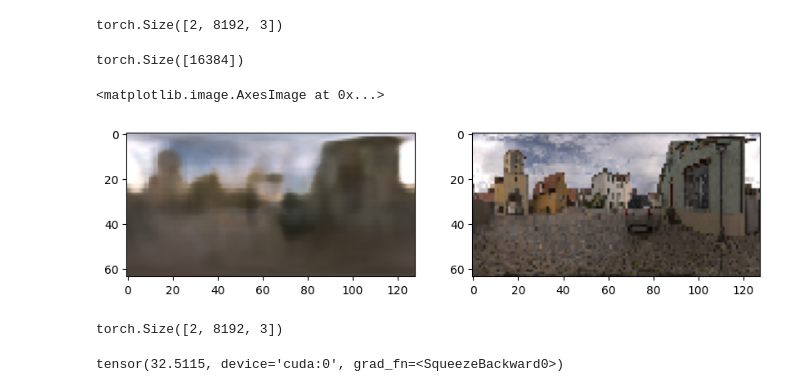
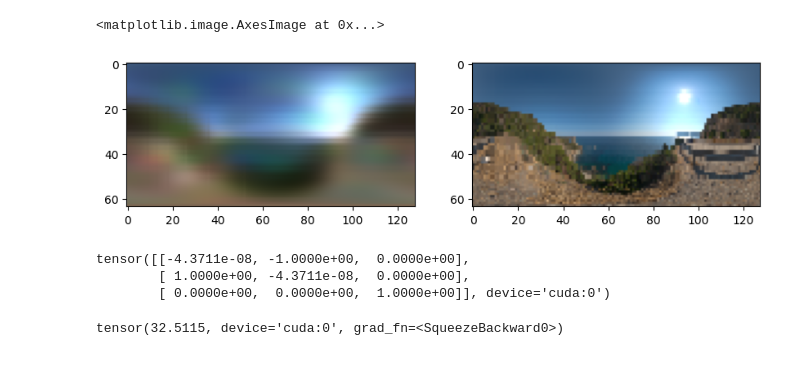
Before and after one commit to JADGardner/ns_reni, a Jupyter notebook: notebooks/reni_tests.ipynb, the cells around one changed output. Cells and saved outputs as stored; diff of their text form; code cells hidden in the pictures.

```diff
--- a/notebooks/reni_tests.ipynb
+++ b/notebooks/reni_tests.ipynb
@@ -119,7 +150,0 @@ plt.imshow(image)
-# %%
-image_batch = next(datamanager.iter_train_image_dataloader)
-assert datamanager.train_pixel_sampler is not None
-assert isinstance(image_batch, dict)
-batch = datamanager.train_pixel_sampler.sample(image_batch)
-ray_indices = batch["indices"]
-ray_bundle = datamanager.train_ray_generator(ray_indices)
@@ -166,4 +150,0 @@ ray_bundle.directions = torch.stack([ray_bundle_one.directions, ray_bundle_two.d
-# %%
-ray_bundle.directions.shape
-# %% [output]
-torch.Size([2, 8192, 3])
@@ -172,58 +151,59 @@ img_idx, ray_bundle, batch = datamanager.next_eval_image(0)
-# %%
-ray_bundle.shape
-# %% [output]
-torch.Size([16384])
 # %%
-datamanager.using_scale_inv_grad_loss = True
-model.config.loss_inclusions['scale_inv_grad_loss'] = True
-idx, ray_bundle, batch = datamanager.next_eval_image(10)
+model.eval()
+idx, ray_bundle, batch = datamanager.next_eval_image(4)
+batch['image'] = batch['image'].to(device)
 
 # we need ray_samples for the field
-ray_samples = RaySamples(frustums=Frustums(origins=ray_bundle.origins[0],
-                                            directions=ray_bundle.directions[0],
-                                            starts=torch.zeros_like(ray_bundle.origins[0, :, 0]),
-                                            ends=torch.ones_like(ray_bundle.origins[0, :, 0]),
-                                            pixel_area=torch.ones_like(ray_bundle.origins[0, :, 0])),
-                          camera_indices=ray_bundle.camera_indices[0])
+if len(ray_bundle.directions.shape) == 3: # [2, num_rays, 3]
+    assert model.config.loss_inclusions['scale_inv_grad_loss']
+    assert ray_bundle.directions.shape[0] == 2
+    # then we are using the finite diff gradient matching loss
+    # and the ray_bundle is of shape [2, num_rays, 3]
+    # we the second half of the rays are just the directions rolled by 1
+    ray_samples = model.create_ray_samples(ray_bundle.origins[0], ray_bundle.directions[0], ray_bundle.camera_indices[0])
+else:
+    ray_samples = model.create_ray_samples(ray_bundle.origins, ray_bundle.directions, ray_bundle.camera_indices)
 
-rotation = rot_z(torch.tensor(np.deg2rad(0.0)).float())
+if model.field.old_implementation:
+    get_rotation = rot_y
+else:
+    get_rotation = rot_z
+
+rotation = get_rotation(torch.tensor(np.deg2rad(0.0)).float())
 rotation = rotation.to(device)
 
 # field_outputs = model.field.forward(ray_bundle, rotation=rotation, latent_codes=torch.randn(1, 36, 3).to(device))
 # field_outputs = model.field.forward(ray_bundle, rotation=rotation, latent_codes=torch.zeros(1, 36, 3).to(device))
 field_outputs = model.field.forward(ray_samples, rotation=rotation)
 
 outputs = {
     "rgb": field_outputs[RENIFieldHeadNames.RGB],
     "mu": field_outputs[RENIFieldHeadNames.MU],
     "log_var": field_outputs[RENIFieldHeadNames.LOG_VAR],
 }
 
 H, W = model.metadata["image_height"], model.metadata["image_width"]
 
 outputs['rgb'] = outputs['rgb'].reshape(H, W, 3)
 
-img = torch.exp(outputs['rgb'])
-img = linear_to_sRGB(img, use_quantile=True)
-gt = batch['image'][0].reshape(H, W, 3)
-gt = torch.exp(gt)
-gt = linear_to_sRGB(gt, use_quantile=True)
-# plot img and gt
+pred_img = model.field.unnormalise(outputs['rgb'])
+gt_img = model.field.unnormalise(batch['image'].reshape(H, W, 3))
+
+pred_img = linear_to_sRGB(pred_img, use_quantile=True)
+gt_img = linear_to_sRGB(gt_img, use_quantile=True)
+
 fig, ax = plt.subplots(1, 2, figsize=(10, 5))
-ax[0].imshow(img.cpu().detach().numpy())
-ax[1].imshow(gt.cpu().detach().numpy())
-
-
-# metrics_dict, image_dict = model.get_image_metrics_and_images(outputs, batch)
-
-# plt.imshow(image_dict['img'].cpu().detach().numpy())
+ax[0].imshow(pred_img.cpu().detach().numpy())
+ax[1].imshow(gt_img.cpu().detach().numpy())
 # %% [output]
 <matplotlib.image.AxesImage at 0x...>
-[figure, old version]
+[figure, new version]
-# %%
-batch['image'].shape
-# %% [output]
-torch.Size([2, 8192, 3])
+# %%
+rotation
+# %% [output]
+tensor([[-4.3711e-08, -1.0000e+00,  0.0000e+00],
+        [ 1.0000e+00, -4.3711e-08,  0.0000e+00],
+        [ 0.0000e+00,  0.0000e+00,  1.0000e+00]], device='cuda:0')
 # %%
 gt = batch["image"][0].reshape(H, W, 3)
 gt = gt.unsqueeze(0).permute(0, 3, 1, 2)
```
Also changed, not shown: parts of 15 cells of this notebook, 9 other files.
